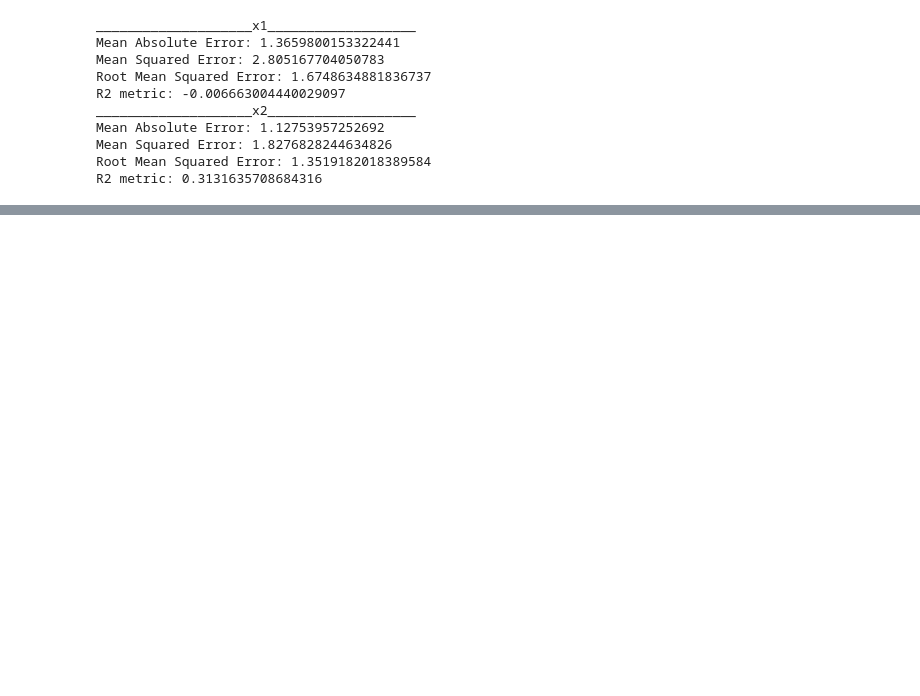
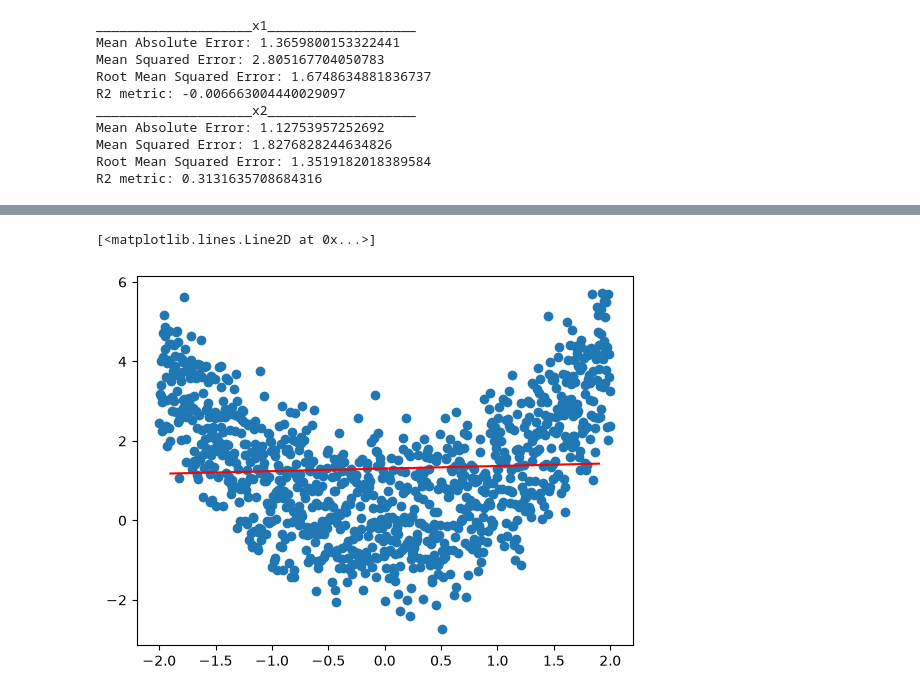
Before and after one commit to AlekseevaAnna1/data-analytics-labs, a Jupyter notebook: ЛР3_Алексеева_1.ipynb, the cells around one changed output, grey strips where cells are left out. Cells and saved outputs as stored; diff of their text form; code cells hidden in the pictures; blank space fills up the shorter version.

```diff
--- a/ЛР3_Алексеева_1.ipynb
+++ b/ЛР3_Алексеева_1.ipynb
@@ -216,0 +221,11 @@ R2 metric: 0.3131635708684316
+# %%
+# Получение коэф регрессии
+a1 = model_x1.coef_
+b1 = model_x1.intercept_
+
+plt.scatter(df['x1'], df['y']) # зависимость целевого столбца от конкретного столбца х1 (точечный график)
+plt.plot([-1.9, 1.9], [a1*(-1.9) + b1, a1*(1.9) + b1], "r")
+# df.columns
+# %% [output]
+[<matplotlib.lines.Line2D at 0x...>]
+[figure, added]
```
Also changed, not shown: parts of 10 cells of this notebook.
